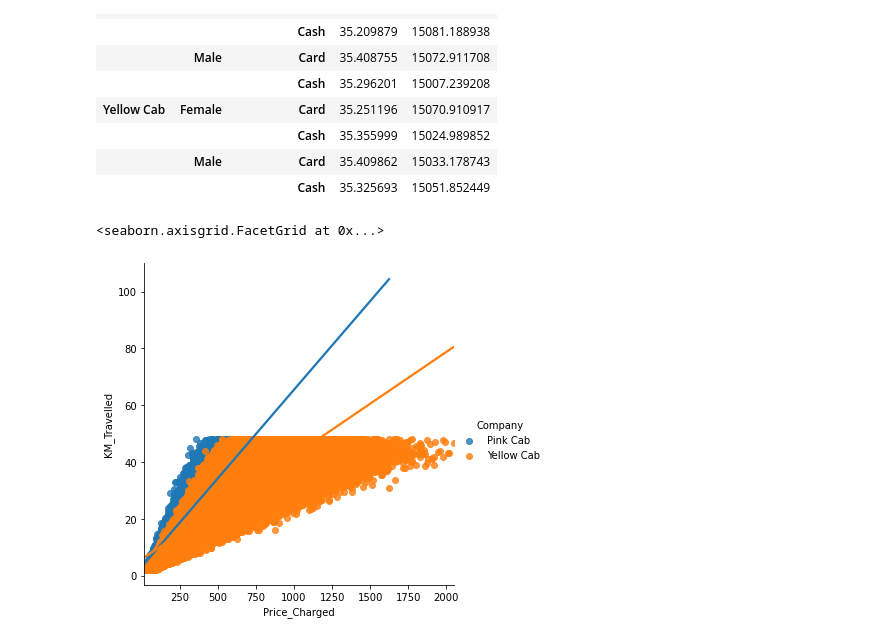
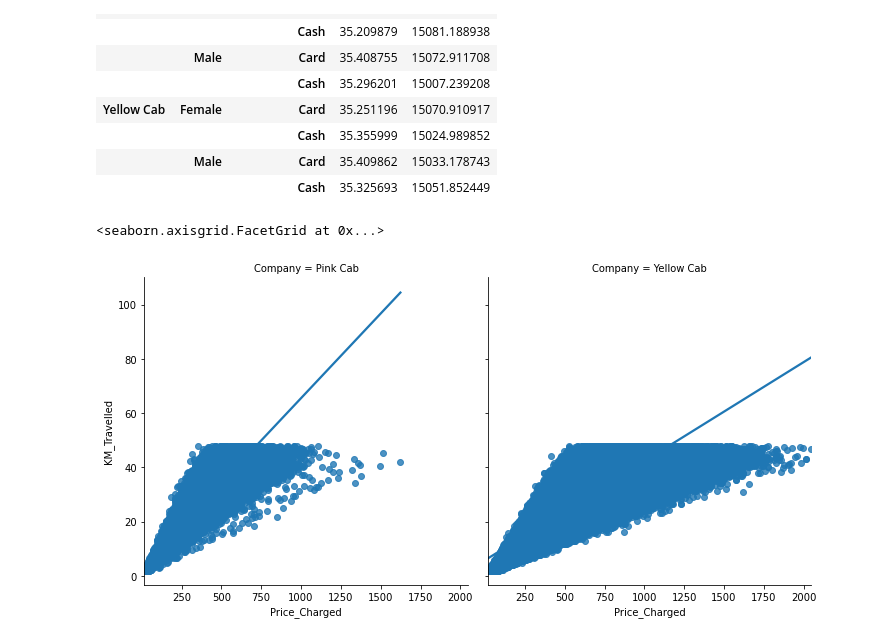
Before and after one commit to cemreaka/G2M_Insight_for_Cab_Investment_Firm_Project, a Jupyter notebook: eda.ipynb, the cells around one changed output. Cells and saved outputs as stored; diff of their text form; code cells hidden in the pictures.

```diff
--- a/eda.ipynb
+++ b/eda.ipynb
@@ -451,7 +451,7 @@ master_data.groupby(['Company', 'Gender','Payment_Mode']).agg({'Age': 'mean', 'I
 |  |  | Cash | 35.325693 | 15051.852449 |
 # %%
 #distribution of Price_Charged vs KM_Travelled
-s.lmplot(x = 'Price_Charged', y = 'KM_Travelled', hue = 'Company', data = cab_data)
+s.lmplot(x = 'Price_Charged', y = 'KM_Travelled', col = 'Company', data = cab_data)
 # %% [output]
 <seaborn.axisgrid.FacetGrid at 0x...>
-[figure, old version]
+[figure, new version]
```
Also changed, not shown: parts of 3 cells of this notebook.
